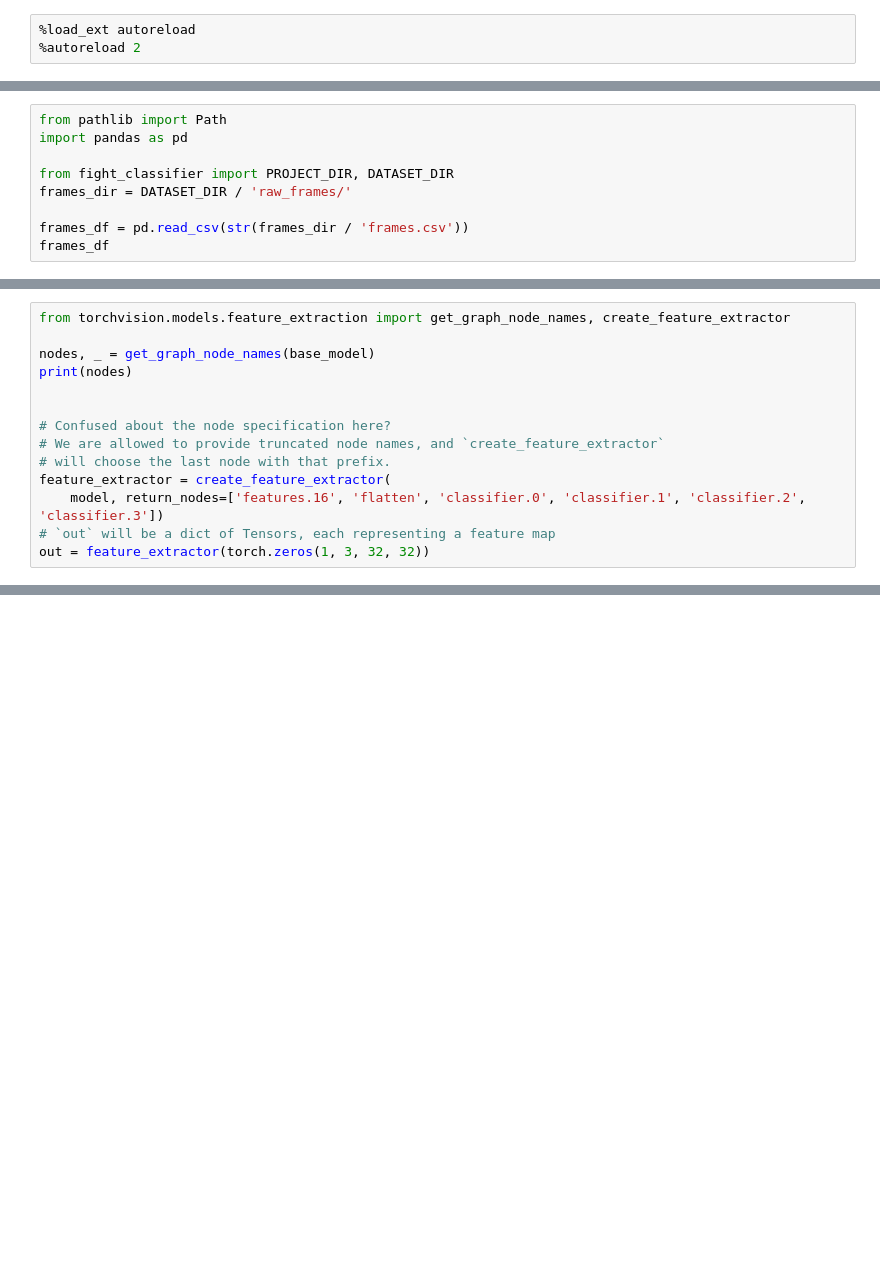
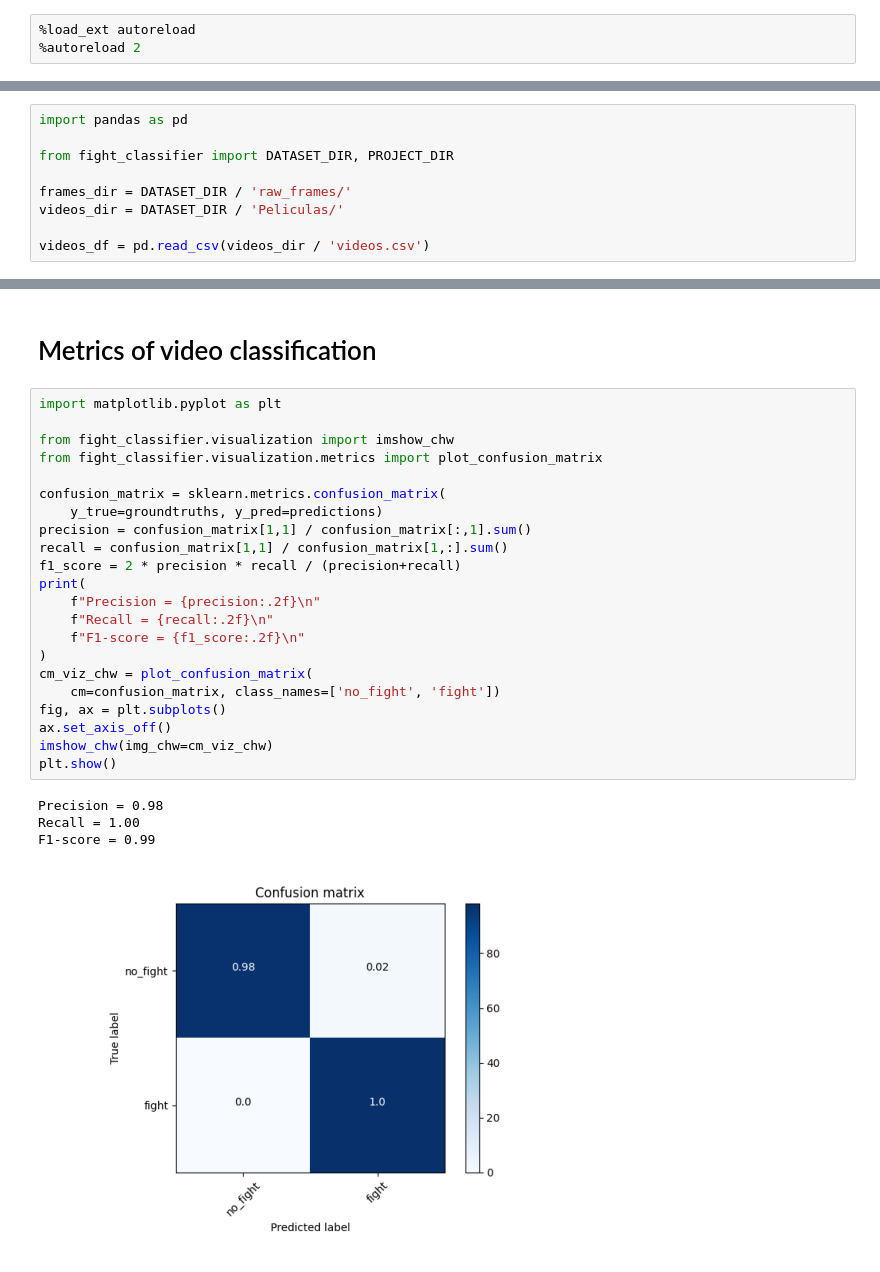
Before and after one commit to ernest-tg/hiring-challenge, a Jupyter notebook: fight_classifier/notebooks/2. Image-based classifiers.ipynb, the cells around one changed output, grey strips where cells are left out. Saved outputs shown, nothing was run; the diff lists cells and outputs as text; blank space fills up the shorter version.

```diff
--- a/fight_classifier/notebooks/2. Image-based classifiers.ipynb
+++ b/fight_classifier/notebooks/2. Image-based classifiers.ipynb
@@ -10,9 +22,9 @@
 # %%
-from pathlib import Path
 import pandas as pd
 
-from fight_classifier import PROJECT_DIR, DATASET_DIR
+from fight_classifier import DATASET_DIR, PROJECT_DIR
+
 frames_dir = DATASET_DIR / 'raw_frames/'
+videos_dir = DATASET_DIR / 'Peliculas/'
 
-frames_df = pd.read_csv(str(frames_dir / 'frames.csv'))
-frames_df
+videos_df = pd.read_csv(videos_dir / 'videos.csv')
@@ -78,14 +30,0 @@ for i, example in enumerate(image_dataset):
-# %%
-from torchvision.models.feature_extraction import get_graph_node_names, create_feature_extractor
-
-nodes, _ = get_graph_node_names(base_model)
-print(nodes)
-
-
-# Confused about the node specification here?
-# We are allowed to provide truncated node names, and `create_feature_extractor`
-# will choose the last node with that prefix.
-feature_extractor = create_feature_extractor(
-    model, return_nodes=['features.16', 'flatten', 'classifier.0', 'classifier.1', 'classifier.2', 'classifier.3'])
-# `out` will be a dict of Tensors, each representing a feature map
-out = feature_extractor(torch.zeros(1, 3, 32, 32))
@@ -100,0 +179,29 @@ type(preprocess)
+# %% [markdown]
+# Metrics of video classification
+# %%
+import matplotlib.pyplot as plt
+
+from fight_classifier.visualization import imshow_chw
+from fight_classifier.visualization.metrics import plot_confusion_matrix
+
+confusion_matrix = sklearn.metrics.confusion_matrix(
+    y_true=groundtruths, y_pred=predictions)
+precision = confusion_matrix[1,1] / confusion_matrix[:,1].sum()
+recall = confusion_matrix[1,1] / confusion_matrix[1,:].sum()
+f1_score = 2 * precision * recall / (precision+recall)
+print(
+    f"Precision = {precision:.2f}\n"
+    f"Recall = {recall:.2f}\n"
+    f"F1-score = {f1_score:.2f}\n"
+)
+cm_viz_chw = plot_confusion_matrix(
+    cm=confusion_matrix, class_names=['no_fight', 'fight'])
+fig, ax = plt.subplots()
+ax.set_axis_off()
+imshow_chw(img_chw=cm_viz_chw)
+plt.show()
+# %% [output]
+Precision = 0.98
+Recall = 1.00
+F1-score = 0.99
+[figure, added]
```
Also changed, not shown: parts of 15 cells of this notebook, 26 other files.
